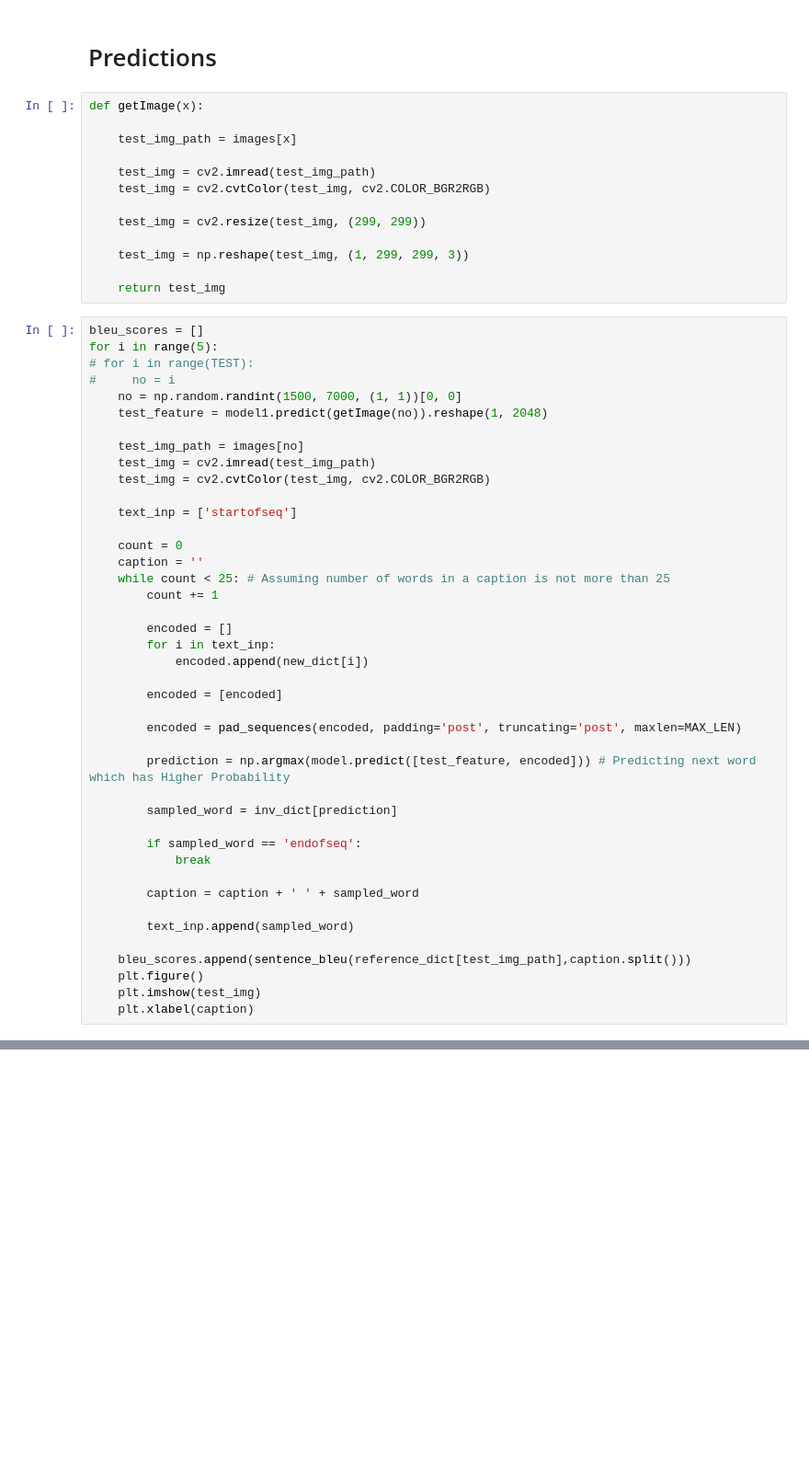
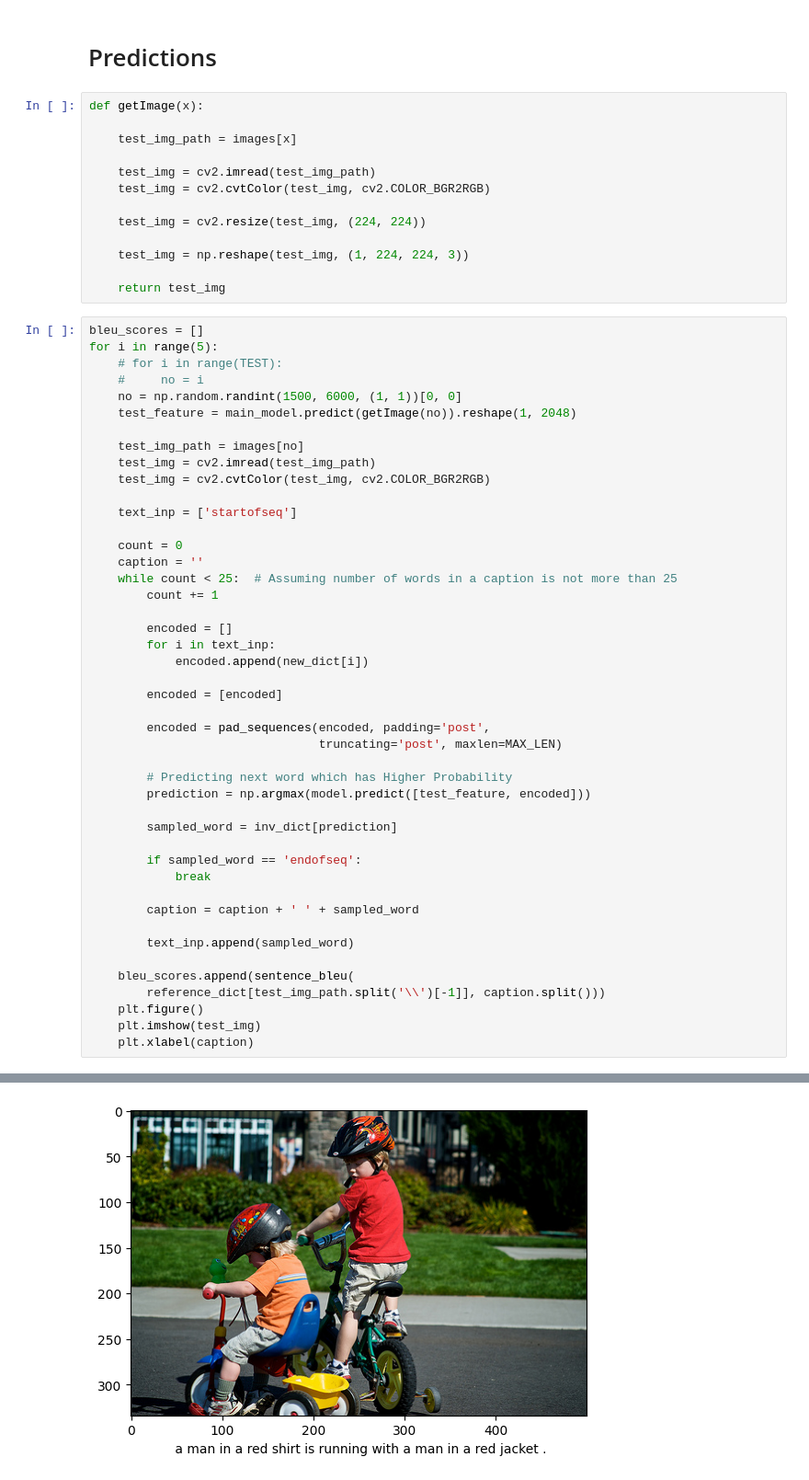
Before and after one commit to krosshykes/Image-Captioning, a Jupyter notebook: ResNet50V2/ResNet50V2.ipynb, the cells around one changed output, grey strips where cells are left out. Shown at 92% size. Drawn from its saved outputs; the diff is of its cells as text; blank space fills up the shorter version.

```diff
--- a/ResNet50V2/ResNet50V2.ipynb
+++ b/ResNet50V2/ResNet50V2.ipynb
@@ -345,18 +458,18 @@ def getImage(x):
     test_img = cv2.imread(test_img_path)
     test_img = cv2.cvtColor(test_img, cv2.COLOR_BGR2RGB)
 
-    test_img = cv2.resize(test_img, (299, 299))
+    test_img = cv2.resize(test_img, (224, 224))
 
-    test_img = np.reshape(test_img, (1, 299, 299, 3))
+    test_img = np.reshape(test_img, (1, 224, 224, 3))
 
     return test_img
 # %%
 bleu_scores = []
 for i in range(5):
-# for i in range(TEST):
-#     no = i
-    no = np.random.randint(1500, 7000, (1, 1))[0, 0]
-    test_feature = model1.predict(getImage(no)).reshape(1, 2048)
+    # for i in range(TEST):
+    #     no = i
+    no = np.random.randint(1500, 6000, (1, 1))[0, 0]
+    test_feature = main_model.predict(getImage(no)).reshape(1, 2048)
 
     test_img_path = images[no]
     test_img = cv2.imread(test_img_path)
@@ -366,7 +479,7 @@ for i in range(5):
 
     count = 0
     caption = ''
-    while count < 25: # Assuming number of words in a caption is not more than 25
+    while count < 25:  # Assuming number of words in a caption is not more than 25
         count += 1
 
         encoded = []
@@ -375,9 +488,11 @@ for i in range(5):
 
         encoded = [encoded]
 
-        encoded = pad_sequences(encoded, padding='post', truncating='post', maxlen=MAX_LEN)
+        encoded = pad_sequences(encoded, padding='post',
+                                truncating='post', maxlen=MAX_LEN)
 
-        prediction = np.argmax(model.predict([test_feature, encoded])) # Predicting next word which has Higher Probability
+        # Predicting next word which has Higher Probability
+        prediction = np.argmax(model.predict([test_feature, encoded]))
 
         sampled_word = inv_dict[prediction]
 
@@ -388,7 +503,9 @@ for i in range(5):
 
         text_inp.append(sampled_word)
 
-    bleu_scores.append(sentence_bleu(reference_dict[test_img_path],caption.split()))
+    bleu_scores.append(sentence_bleu(
+        reference_dict[test_img_path.split('\\')[-1]], caption.split()))
     plt.figure()
     plt.imshow(test_img)
     plt.xlabel(caption)
+# %% [output]
@@ -394,0 +579 @@ for i in range(5):
+[figure, added]
```
Also changed, not shown: parts of 26 cells of this notebook, 1 other file.
